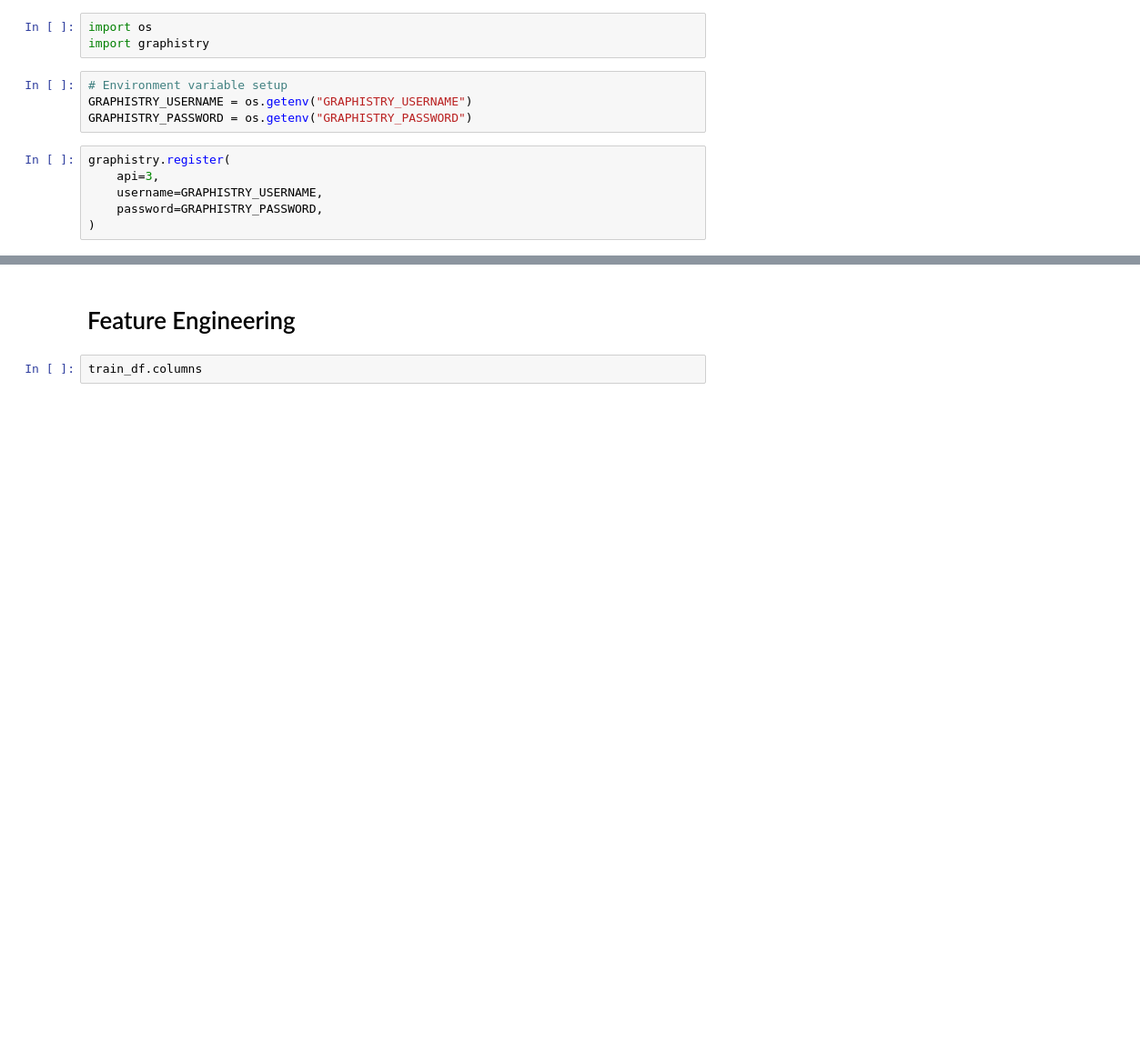
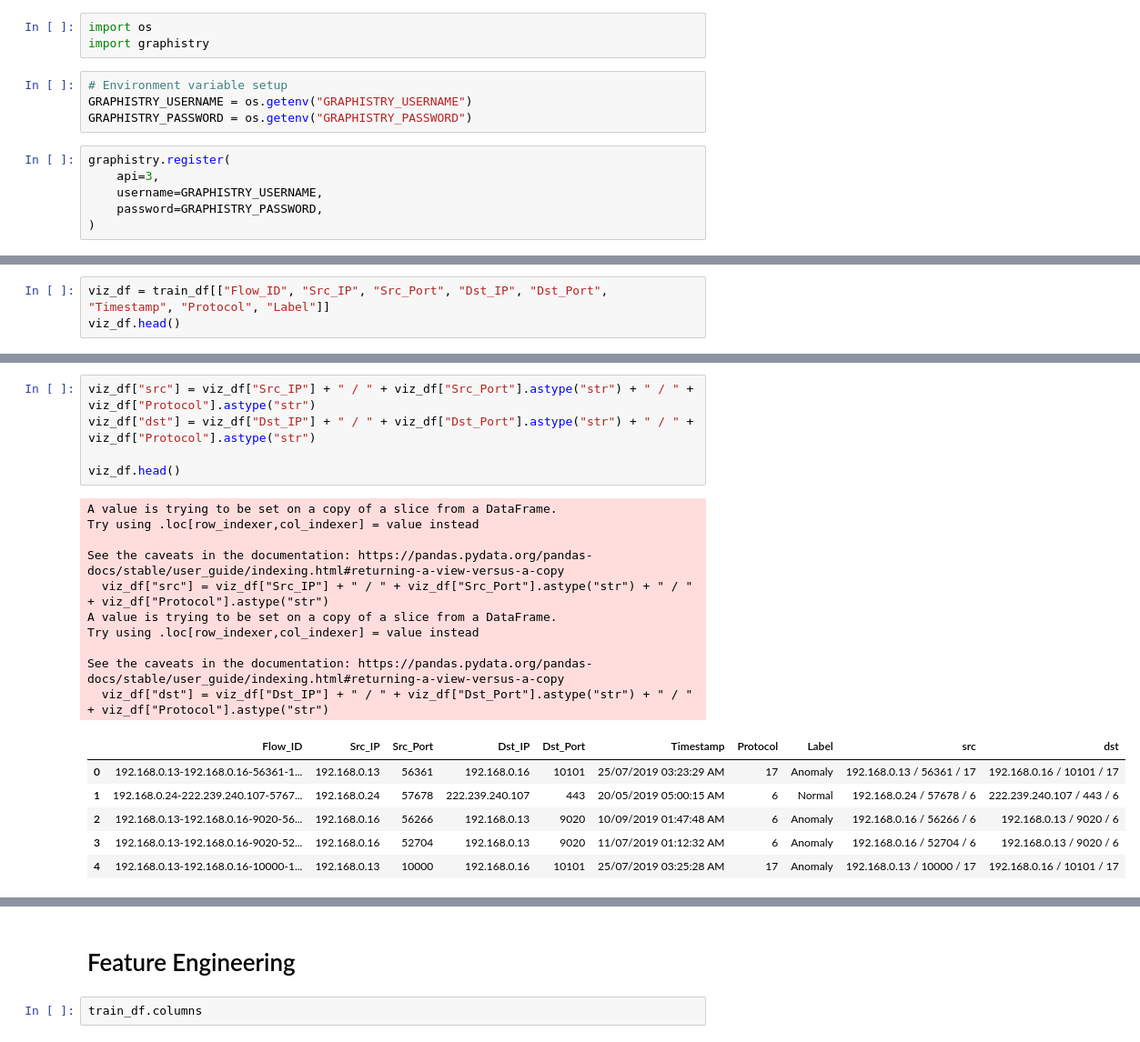
Before and after one commit to rjurney/netography, a Jupyter notebook: Exploratory Data Analysis.ipynb, the cells around one changed output, grey strips where cells are left out. Shown: that part at 91% size. Drawn from its saved outputs; the diff is of its cells as text; blank space fills up the shorter version.

```diff
--- a/Exploratory Data Analysis.ipynb
+++ b/Exploratory Data Analysis.ipynb
@@ -275,0 +280,3 @@ graphistry.register(
+# %%
+viz_df = train_df[["Flow_ID", "Src_IP", "Src_Port", "Dst_IP", "Dst_Port", "Timestamp", "Protocol", "Label"]]
+viz_df.head()
@@ -275,0 +290,22 @@ graphistry.register(
+# %%
+viz_df["src"] = viz_df["Src_IP"] + " / " + viz_df["Src_Port"].astype("str") + " / " + viz_df["Protocol"].astype("str")
+viz_df["dst"] = viz_df["Dst_IP"] + " / " + viz_df["Dst_Port"].astype("str") + " / " + viz_df["Protocol"].astype("str")
+
+viz_df.head()
+# %% [output]
+A value is trying to be set on a copy of a slice from a DataFrame.
+Try using .loc[row_indexer,col_indexer] = value instead
+
+See the caveats in the documentation: https://pandas.pydata.org/pandas-docs/stable/user_guide/indexing.html#returning-a-view-versus-a-copy
+  viz_df["src"] = viz_df["Src_IP"] + " / " + viz_df["Src_Port"].astype("str") + " / " + viz_df["Protocol"].astype("str")
+A value is trying to be set on a copy of a slice from a DataFrame.
+Try using .loc[row_indexer,col_indexer] = value instead
+
+See the caveats in the documentation: https://pandas.pydata.org/pandas-docs/stable/user_guide/indexing.html#returning-a-view-versus-a-copy
+  viz_df["dst"] = viz_df["Dst_IP"] + " / " + viz_df["Dst_Port"].astype("str") + " / " + viz_df["Protocol"].astype("str")
+|  | Flow_ID | Src_IP | Src_Port | Dst_IP | Dst_Port | Timestamp | Protocol | Label | src | dst |
+| 0 | 192.168.0.13-192.168.0.16-56361-1... | 192.168.0.13 | 56361 | 192.168.0.16 | 10101 | 25/07/2019 03:23:29 AM | 17 | Anomaly | 192.168.0.13 / 56361 / 17 | 192.168.0.16 / 10101 / 17 |
+| 1 | 192.168.0.24-222.239.240.107-5767... | 192.168.0.24 | 57678 | 222.239.240.107 | 443 | 20/05/2019 05:00:15 AM | 6 | Normal | 192.168.0.24 / 57678 / 6 | 222.239.240.107 / 443 / 6 |
+| 2 | 192.168.0.13-192.168.0.16-9020-56... | 192.168.0.16 | 56266 | 192.168.0.13 | 9020 | 10/09/2019 01:47:48 AM | 6 | Anomaly | 192.168.0.16 / 56266 / 6 | 192.168.0.13 / 9020 / 6 |
+| 3 | 192.168.0.13-192.168.0.16-9020-52... | 192.168.0.16 | 52704 | 192.168.0.13 | 9020 | 11/07/2019 01:12:32 AM | 6 | Anomaly | 192.168.0.16 / 52704 / 6 | 192.168.0.13 / 9020 / 6 |
+| 4 | 192.168.0.13-192.168.0.16-10000-1... | 192.168.0.13 | 10000 | 192.168.0.16 | 10101 | 25/07/2019 03:25:28 AM | 17 | Anomaly | 192.168.0.13 / 10000 / 17 | 192.168.0.16 / 10101 / 17 |
```
Also changed, not shown: parts of 8 cells of this notebook.
